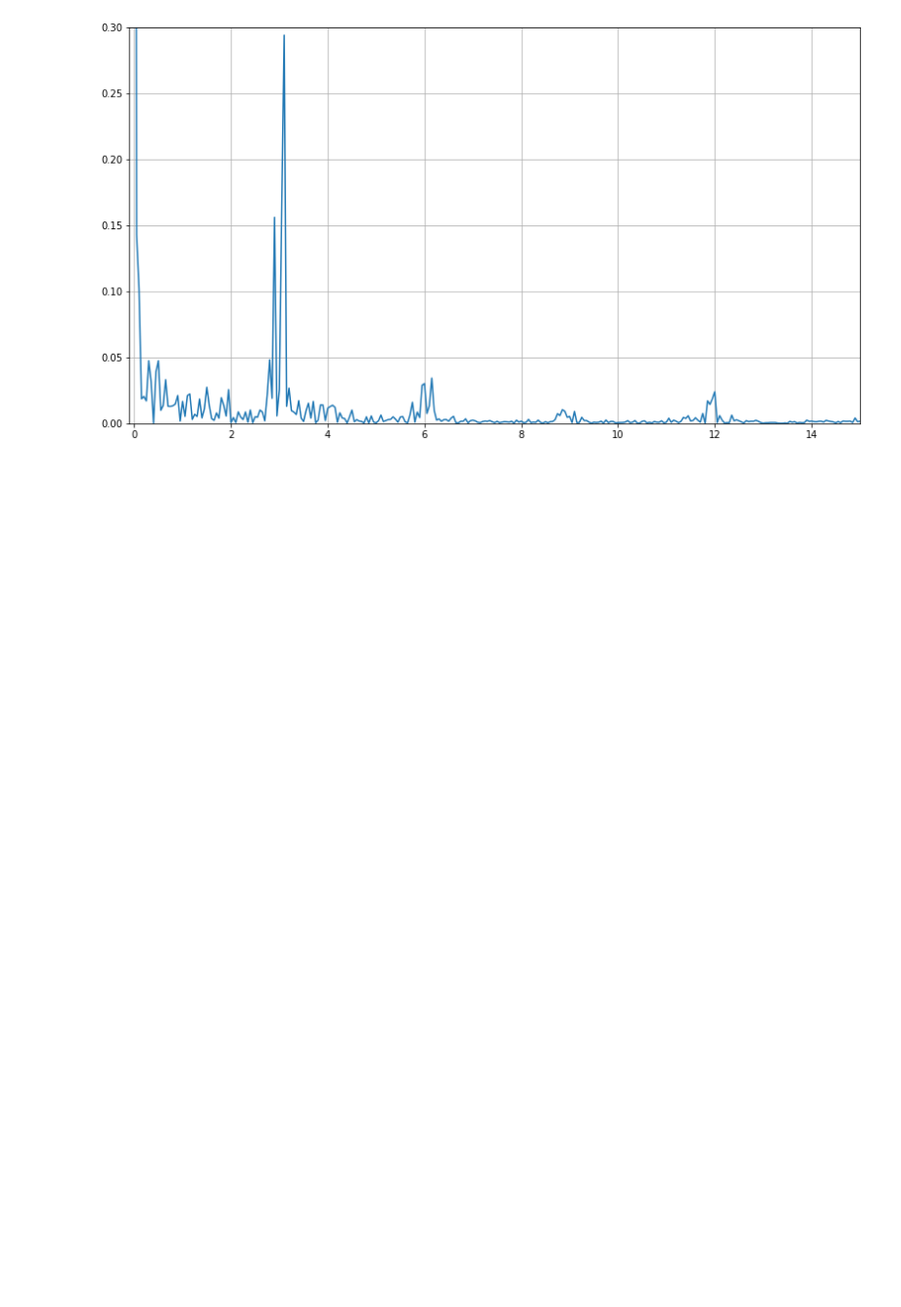
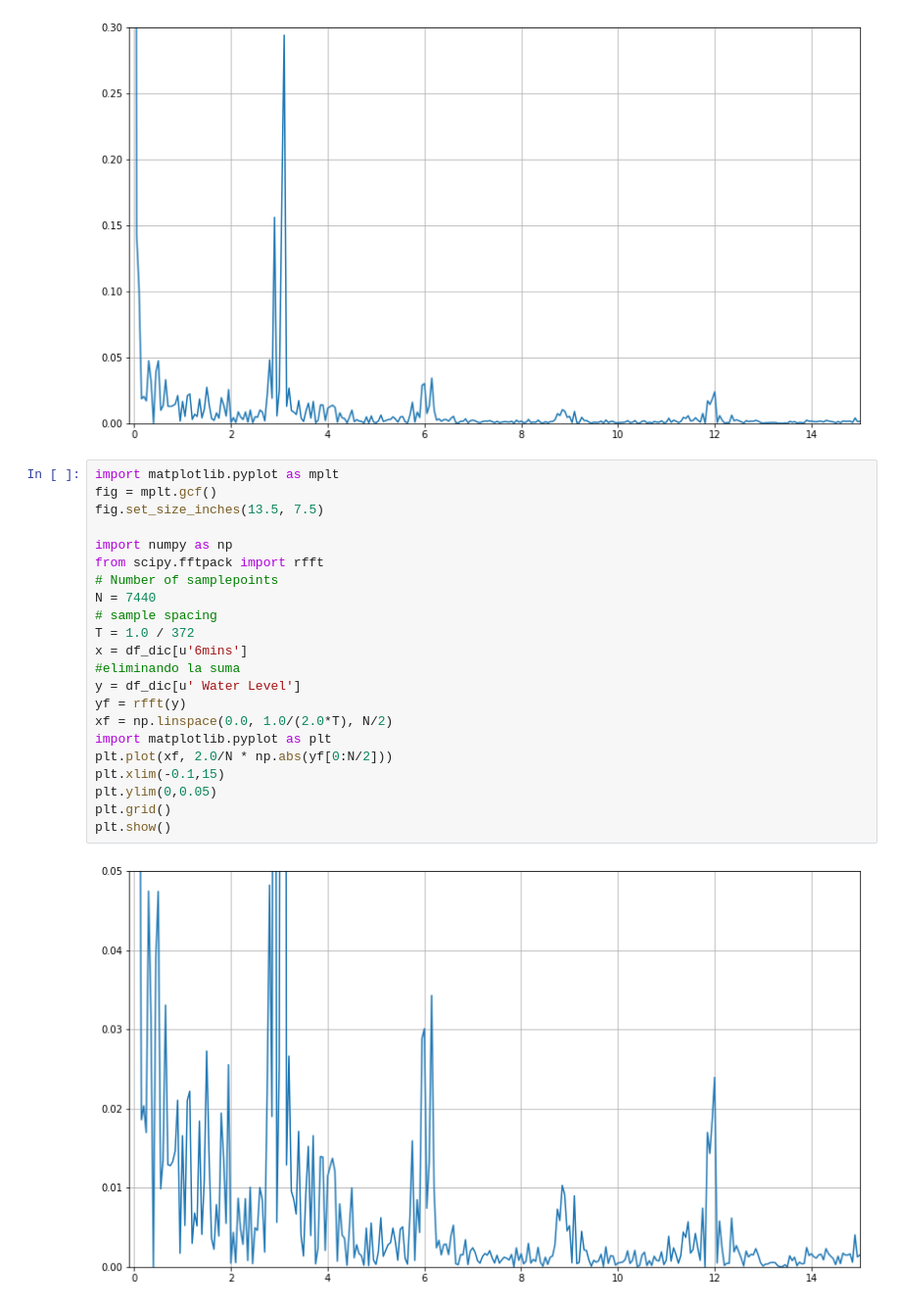
Before and after one commit to nayo666/computacional1, a Jupyter notebook: Actividad6/monaisla.ipynb, the cells around one changed output. Shown: that part at 98% size. Cells and saved outputs as stored; diff of their text form; blank space fills up the shorter version.

```diff
--- a/Actividad6/monaisla.ipynb
+++ b/Actividad6/monaisla.ipynb
@@ -175,3 +175,27 @@ plt.grid()
 plt.show()
 # %% [output]
 [figure]
+# %%
+import matplotlib.pyplot as mplt
+fig = mplt.gcf()
+fig.set_size_inches(13.5, 7.5)
+
+import numpy as np
+from scipy.fftpack import rfft
+# Number of samplepoints
+N = 7440
+# sample spacing
+T = 1.0 / 372
+x = df_dic[u'6mins']
+#eliminando la suma
+y = df_dic[u' Water Level']
+yf = rfft(y)
+xf = np.linspace(0.0, 1.0/(2.0*T), N/2)
+import matplotlib.pyplot as plt
+plt.plot(xf, 2.0/N * np.abs(yf[0:N/2]))
+plt.xlim(-0.1,15)
+plt.ylim(0,0.05)
+plt.grid()
+plt.show()
+# %% [output]
+[figure, added]
```
